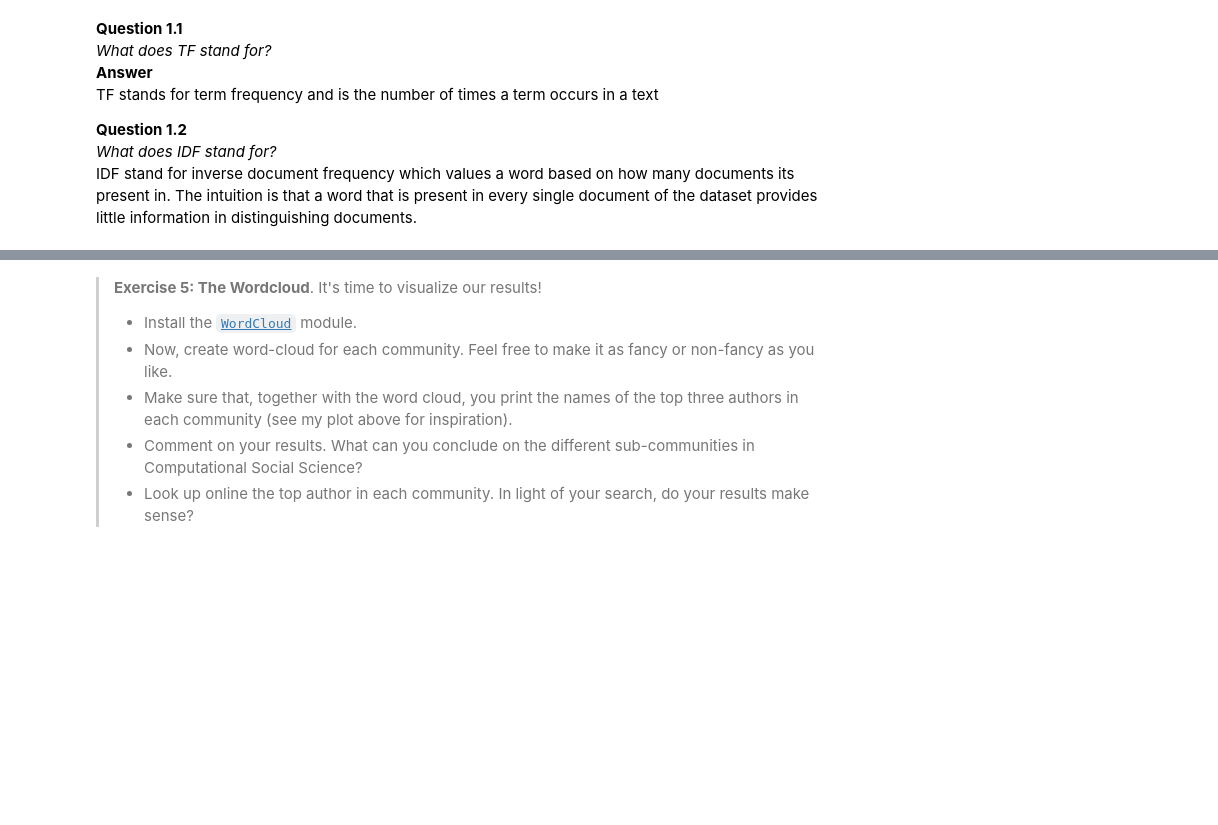
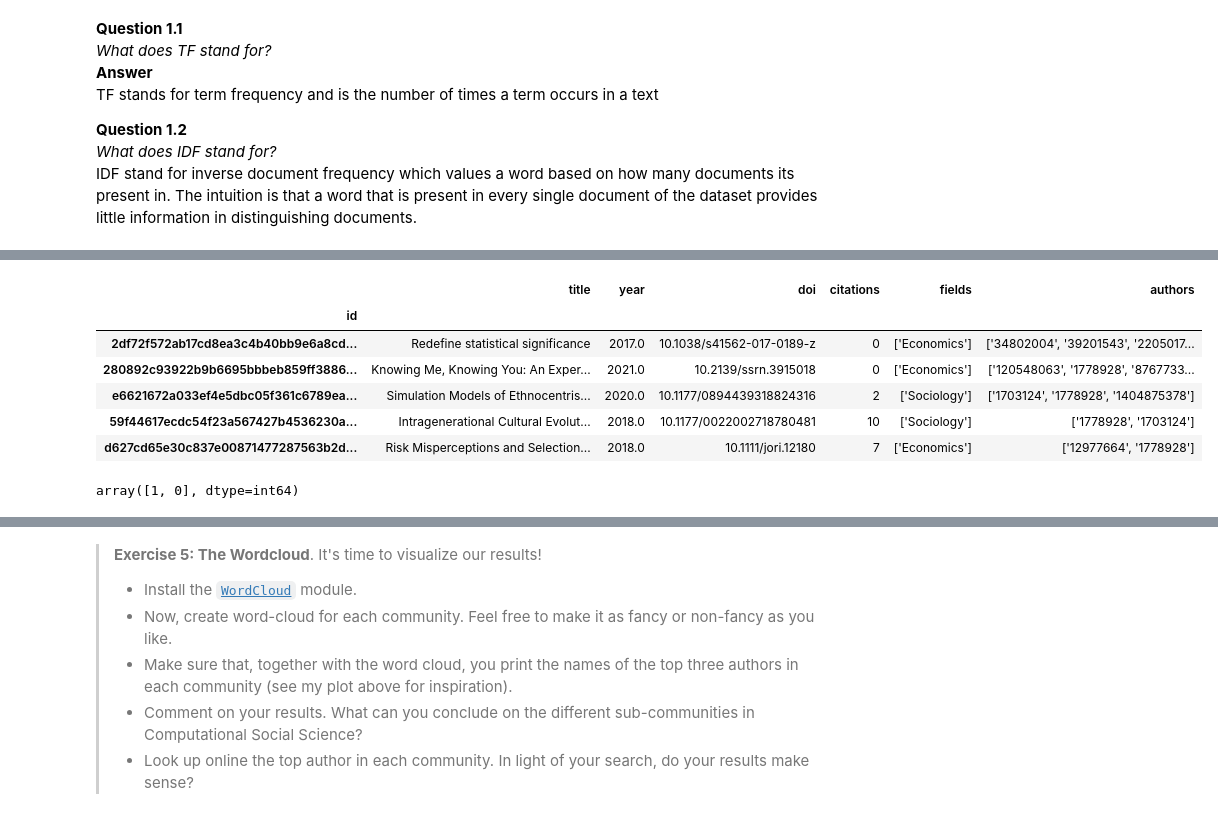
Before and after one commit to RSM-git/assignment2_compsocsci, a Jupyter notebook: Assignment2.ipynb, the cells around one changed output, grey strips where cells are left out. Cells and saved outputs as stored; diff of their text form; code cells hidden in the pictures; blank space fills up the shorter version.

```diff
--- a/Assignment2.ipynb
+++ b/Assignment2.ipynb
@@ -747,0 +760,2 @@ IDF stand for inverse document frequency which values a word based on how many d
+# %%
+css_paper_df = pd.read_csv("css_papers.csv", index_col="id")
@@ -747,0 +778,10 @@ IDF stand for inverse document frequency which values a word based on how many d
+# %%
+css_paper_df.head()
+# %% [output]
+|  | title | year | doi | citations | fields | authors |
+| id |  |  |  |  |  |  |
+| 2df72f572ab17cd8ea3c4b40bb9e6a8cd... | Redefine statistical significance | 2017.0 | 10.1038/s41562-017-0189-z | 0 | ['Economics'] | ['34802004', '39201543', '2205017... |
+| 280892c93922b9b6695bbbeb859ff3886... | Knowing Me, Knowing You: An Exper... | 2021.0 | 10.2139/ssrn.3915018 | 0 | ['Economics'] | ['120548063', '1778928', '8767733... |
+| e6621672a033ef4e5dbc05f361c6789ea... | Simulation Models of Ethnocentris... | 2020.0 | 10.1177/0894439318824316 | 2 | ['Sociology'] | ['1703124', '1778928', '1404875378'] |
+| 59f44617ecdc54f23a567427b4536230a... | Intragenerational Cultural Evolut... | 2018.0 | 10.1177/0022002718780481 | 10 | ['Sociology'] | ['1778928', '1703124'] |
+| d627cd65e30c837e00871477287563b2d... | Risk Misperceptions and Selection... | 2018.0 | 10.1111/jori.12180 | 7 | ['Economics'] | ['12977664', '1778928'] |
@@ -747,0 +829,4 @@ IDF stand for inverse document frequency which values a word based on how many d
+# %%
+np.argpartition([2, 0], 1)
+# %% [output]
+array([1, 0], dtype=int64)
```
Also changed, not shown: parts of 14 cells of this notebook.
